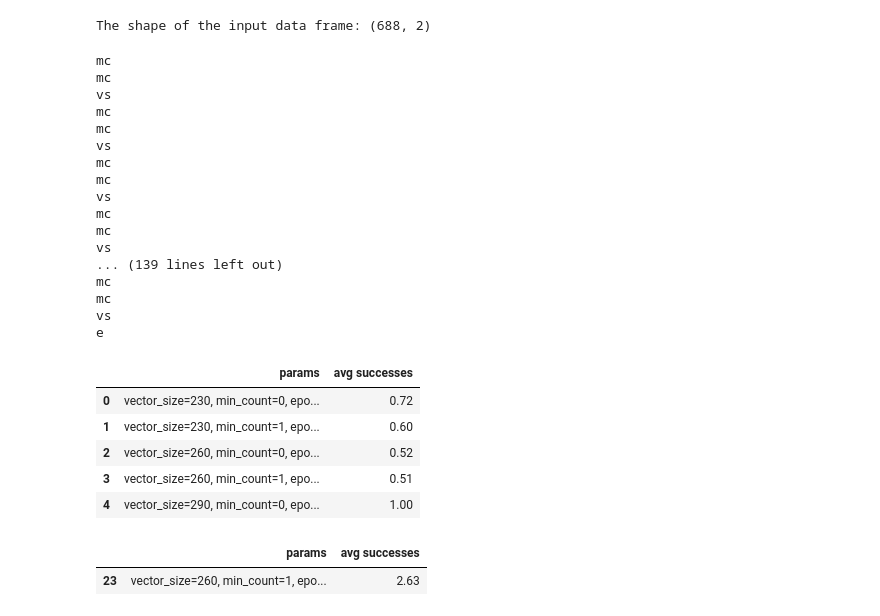
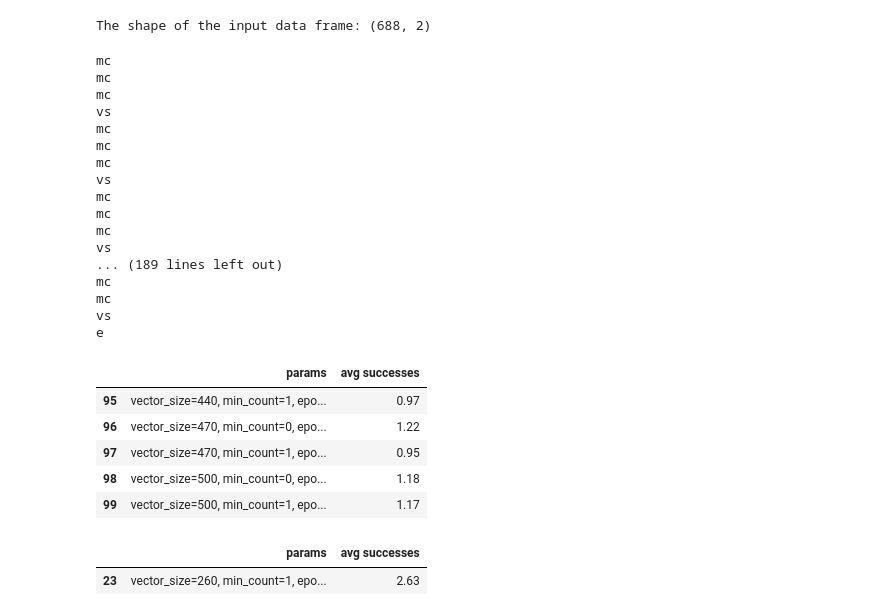
Before and after one commit to willtscott/inquire-boulder-chatbot, a Jupyter notebook: notebooks/faq-chatbot-sandbox.ipynb, the cells around one changed output. Cells and saved outputs as stored; diff of their text form; code cells hidden in the pictures.

```diff
--- a/notebooks/faq-chatbot-sandbox.ipynb
+++ b/notebooks/faq-chatbot-sandbox.ipynb
@@ -325,9 +325,9 @@ sentences = TaggedDocumentIterator(data, docLabels)
 # This is a simple gridsearch-like process to automate parameter testing.
 runs = 100
 res = pd.DataFrame(columns=['params', 'avg successes'])
-e = 2
+e = 42
 for i in range(5):
-    v_s = 230
+    v_s = 50
     for j in range(10):
         m_c = 0
         for k in range(3):
@@ -344,37 +344,37 @@ for i in range(5):
 
             m_c += 1
             print('mc')
-        v_s += 30
+        v_s += 50
         print('vs')
     e += 10
     print('e')
 # %% [output]
+mc
 mc
 mc
 vs
 mc
 mc
-vs
-mc
 mc
 vs
 mc
 mc
+mc
 vs
-... (139 lines left out)
+... (189 lines left out)
 mc
 mc
 vs
 e
 # %%
-res.head()
+res.tail()
 # %% [output]
 |  | params | avg successes |
-| 0 | vector_size=230, min_count=0, epo... | 0.72 |
-| 1 | vector_size=230, min_count=1, epo... | 0.60 |
-| 2 | vector_size=260, min_count=0, epo... | 0.52 |
-| 3 | vector_size=260, min_count=1, epo... | 0.51 |
-| 4 | vector_size=290, min_count=0, epo... | 1.00 |
+| 95 | vector_size=440, min_count=1, epo... | 0.97 |
+| 96 | vector_size=470, min_count=0, epo... | 1.22 |
+| 97 | vector_size=470, min_count=1, epo... | 0.95 |
+| 98 | vector_size=500, min_count=0, epo... | 1.18 |
+| 99 | vector_size=500, min_count=1, epo... | 1.17 |
 # %%
 res[res['avg successes'] == max(res['avg successes'])]
 # %% [output]
```
Also changed, not shown: parts of 5 cells of this notebook.
